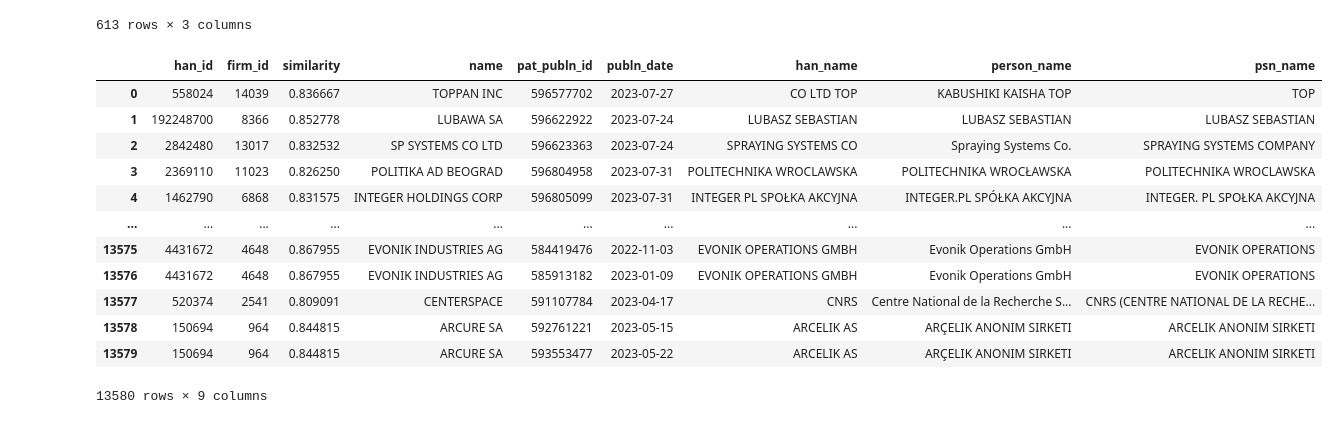
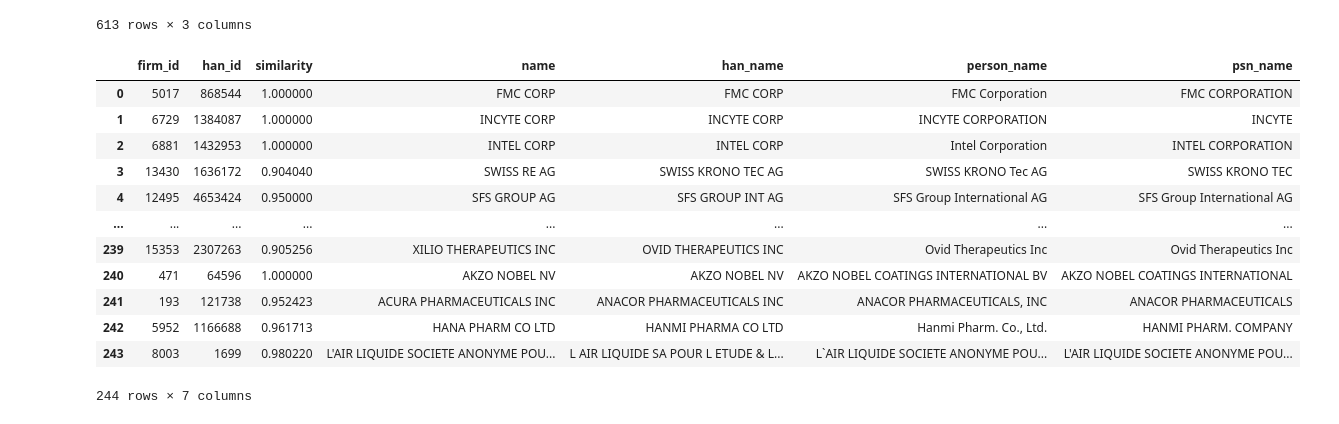
Before and after one commit to MarisLeander/patents_name_matching, a Jupyter notebook: notebooks/label_training_data.ipynb, the cells around one changed output. Saved outputs shown, nothing was run; the diff lists cells and outputs as text; code cells hidden in the pictures.

```diff
--- a/notebooks/label_training_data.ipynb
+++ b/notebooks/label_training_data.ipynb
@@ -286,25 +286,24 @@ con.execute("select * from patstat_firm_match where similarity < 0.91").fetchdf(
 613 rows × 3 columns
 # %%
 sql = """
-    SELECT DISTINCT *
-    FROM patstat_firm_match
-    JOIN firm_names USING(firm_id)
-    JOIN patstat_data USING(han_id)
-    WHERE similarity < 0.91
+SELECT DISTINCT firm_id, han_id, similarity, name, han_name, person_name, psn_name FROM patstat_firm_match
+JOIN firm_names USING(firm_id)
+JOIN patstat_data USING(han_id)
+WHERE similarity >= 0.9
 """
 
 con.execute(sql).fetchdf()
 # %% [output]
-|  | han_id | firm_id | similarity | name | pat_publn_id | publn_date | han_name | person_name | psn_name |
-| 0 | 558024 | 14039 | 0.836667 | TOPPAN INC | 596577702 | 2023-07-27 | CO LTD TOP | KABUSHIKI KAISHA TOP | TOP |
-| 1 | 192248700 | 8366 | 0.852778 | LUBAWA SA | 596622922 | 2023-07-24 | LUBASZ SEBASTIAN | LUBASZ SEBASTIAN | LUBASZ SEBASTIAN |
-| 2 | 2842480 | 13017 | 0.832532 | SP SYSTEMS CO LTD | 596623363 | 2023-07-24 | SPRAYING SYSTEMS CO | Spraying Systems Co. | SPRAYING SYSTEMS COMPANY |
-| 3 | 2369110 | 11023 | 0.826250 | POLITIKA AD BEOGRAD | 596804958 | 2023-07-31 | POLITECHNIKA WROCLAWSKA | POLITECHNIKA WROCŁAWSKA | POLITECHNIKA WROCLAWSKA |
-| 4 | 1462790 | 6868 | 0.831575 | INTEGER HOLDINGS CORP | 596805099 | 2023-07-31 | INTEGER PL SPOŁKA AKCYJNA | INTEGER.PL SPÓŁKA AKCYJNA | INTEGER. PL SPOŁKA AKCYJNA |
-| ... | ... | ... | ... | ... | ... | ... | ... | ... | ... |
-| 13575 | 4431672 | 4648 | 0.867955 | EVONIK INDUSTRIES AG | 584419476 | 2022-11-03 | EVONIK OPERATIONS GMBH | Evonik Operations GmbH | EVONIK OPERATIONS |
-| 13576 | 4431672 | 4648 | 0.867955 | EVONIK INDUSTRIES AG | 585913182 | 2023-01-09 | EVONIK OPERATIONS GMBH | Evonik Operations GmbH | EVONIK OPERATIONS |
-| 13577 | 520374 | 2541 | 0.809091 | CENTERSPACE | 591107784 | 2023-04-17 | CNRS | Centre National de la Recherche S... | CNRS (CENTRE NATIONAL DE LA RECHE... |
-| 13578 | 150694 | 964 | 0.844815 | ARCURE SA | 592761221 | 2023-05-15 | ARCELIK AS | ARÇELIK ANONIM SIRKETI | ARCELIK ANONIM SIRKETI |
-| 13579 | 150694 | 964 | 0.844815 | ARCURE SA | 593553477 | 2023-05-22 | ARCELIK AS | ARÇELIK ANONIM SIRKETI | ARCELIK ANONIM SIRKETI |
+|  | firm_id | han_id | similarity | name | han_name | person_name | psn_name |
+| 0 | 5017 | 868544 | 1.000000 | FMC CORP | FMC CORP | FMC Corporation | FMC CORPORATION |
+| 1 | 6729 | 1384087 | 1.000000 | INCYTE CORP | INCYTE CORP | INCYTE CORPORATION | INCYTE |
+| 2 | 6881 | 1432953 | 1.000000 | INTEL CORP | INTEL CORP | Intel Corporation | INTEL CORPORATION |
+| 3 | 13430 | 1636172 | 0.904040 | SWISS RE AG | SWISS KRONO TEC AG | SWISS KRONO Tec AG | SWISS KRONO TEC |
+| 4 | 12495 | 4653424 | 0.950000 | SFS GROUP AG | SFS GROUP INT AG | SFS Group International AG | SFS Group International AG |
+| ... | ... | ... | ... | ... | ... | ... | ... |
+| 239 | 15353 | 2307263 | 0.905256 | XILIO THERAPEUTICS INC | OVID THERAPEUTICS INC | Ovid Therapeutics Inc | Ovid Therapeutics Inc |
+| 240 | 471 | 64596 | 1.000000 | AKZO NOBEL NV | AKZO NOBEL NV | AKZO NOBEL COATINGS INTERNATIONAL BV | AKZO NOBEL COATINGS INTERNATIONAL |
+| 241 | 193 | 121738 | 0.952423 | ACURA PHARMACEUTICALS INC | ANACOR PHARMACEUTICALS INC | ANACOR PHARMACEUTICALS, INC | ANACOR PHARMACEUTICALS |
+| 242 | 5952 | 1166688 | 0.961713 | HANA PHARM CO LTD | HANMI PHARMA CO LTD | Hanmi Pharm. Co., Ltd. | HANMI PHARM. COMPANY |
+| 243 | 8003 | 1699 | 0.980220 | L'AIR LIQUIDE SOCIETE ANONYME POU... | L AIR LIQUIDE SA POUR L ETUDE & L... | L`AIR LIQUIDE SOCIETE ANONYME POU... | L'AIR LIQUIDE SOCIETE ANONYME POU... |
-13580 rows × 9 columns
+244 rows × 7 columns
```
Also changed, not shown: parts of 1 cell of this notebook.
